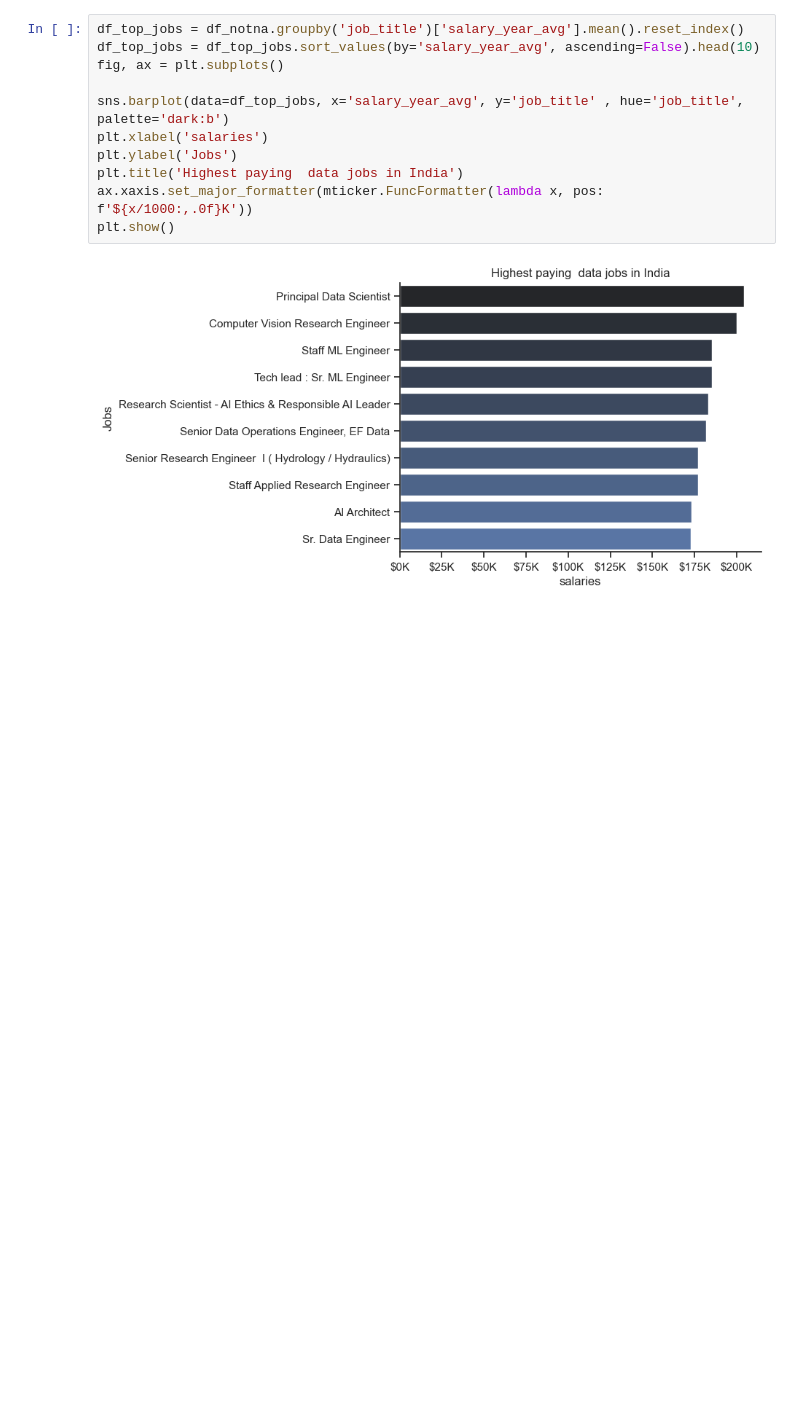
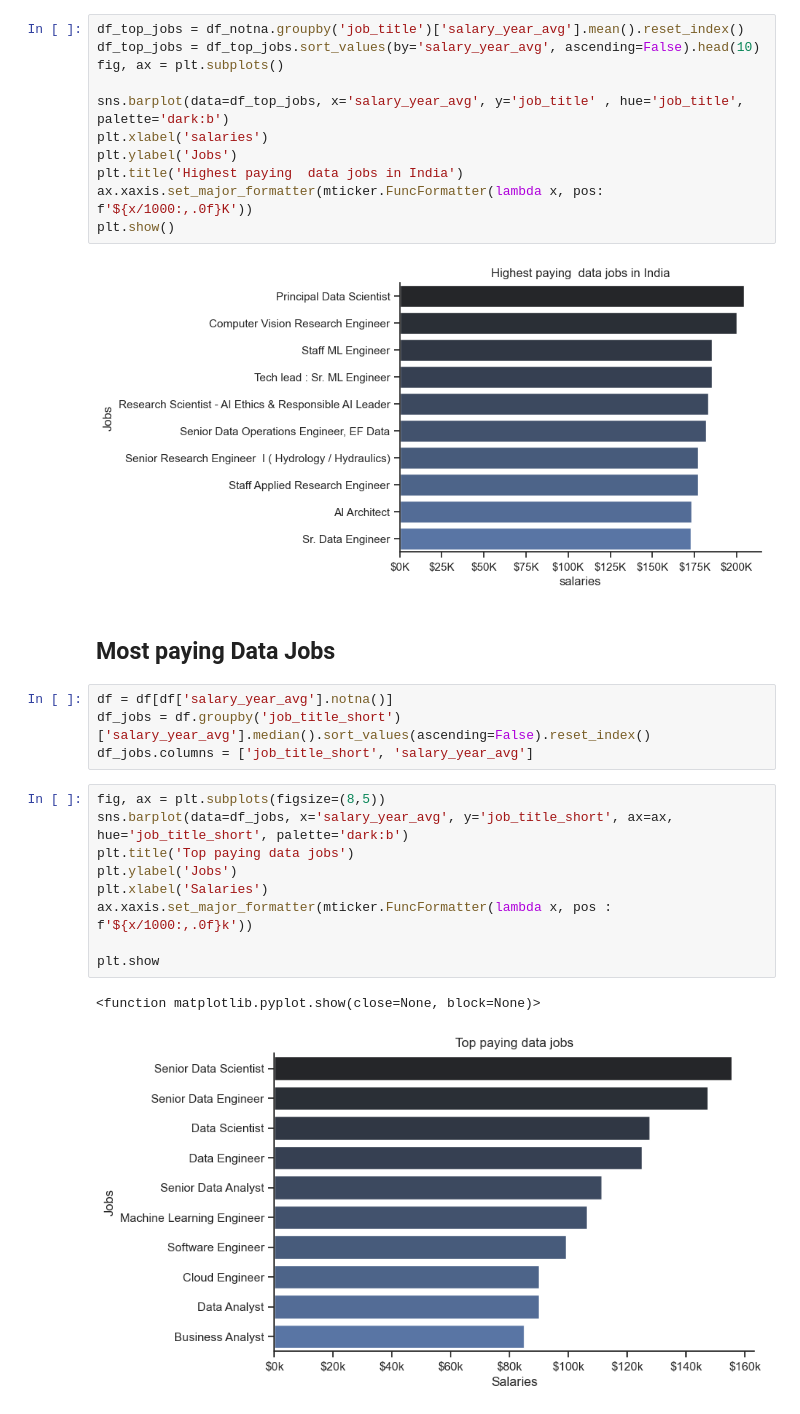
Before and after one commit to Lokey666/DataCareer-Insights, a Jupyter notebook: my_project/01_EDA.ipynb, the cells around one changed output. Saved outputs shown, nothing was run; the diff lists cells and outputs as text; blank space fills up the shorter version.

```diff
--- a/my_project/01_EDA.ipynb
+++ b/my_project/01_EDA.ipynb
@@ -112,3 +112,21 @@ ax.xaxis.set_major_formatter(mticker.FuncFormatter(lambda x, pos: f'${x/1000:,.0
 plt.show()
 # %% [output]
 [figure]
+# %% [markdown]
+## Most paying Data Jobs
+# %%
+df = df[df['salary_year_avg'].notna()]
+df_jobs = df.groupby('job_title_short')['salary_year_avg'].median().sort_values(ascending=False).reset_index()
+df_jobs.columns = ['job_title_short', 'salary_year_avg']
+# %%
+fig, ax = plt.subplots(figsize=(8,5))
+sns.barplot(data=df_jobs, x='salary_year_avg', y='job_title_short', ax=ax, hue='job_title_short', palette='dark:b')
+plt.title('Top paying data jobs')
+plt.ylabel('Jobs')
+plt.xlabel('Salaries')
+ax.xaxis.set_major_formatter(mticker.FuncFormatter(lambda x, pos : f'${x/1000:,.0f}k'))
+
+plt.show
+# %% [output]
+<function matplotlib.pyplot.show(close=None, block=None)>
+[figure, added]
```
Also changed, not shown: 5 other files.
